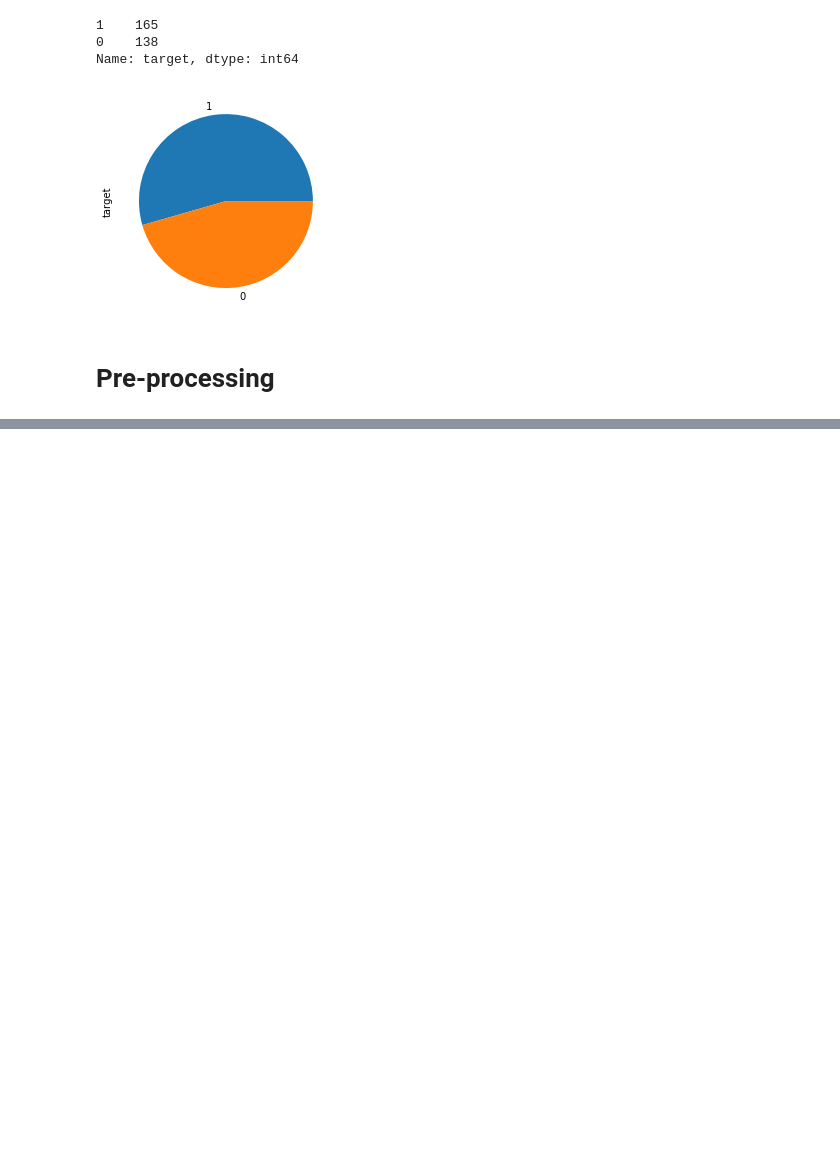
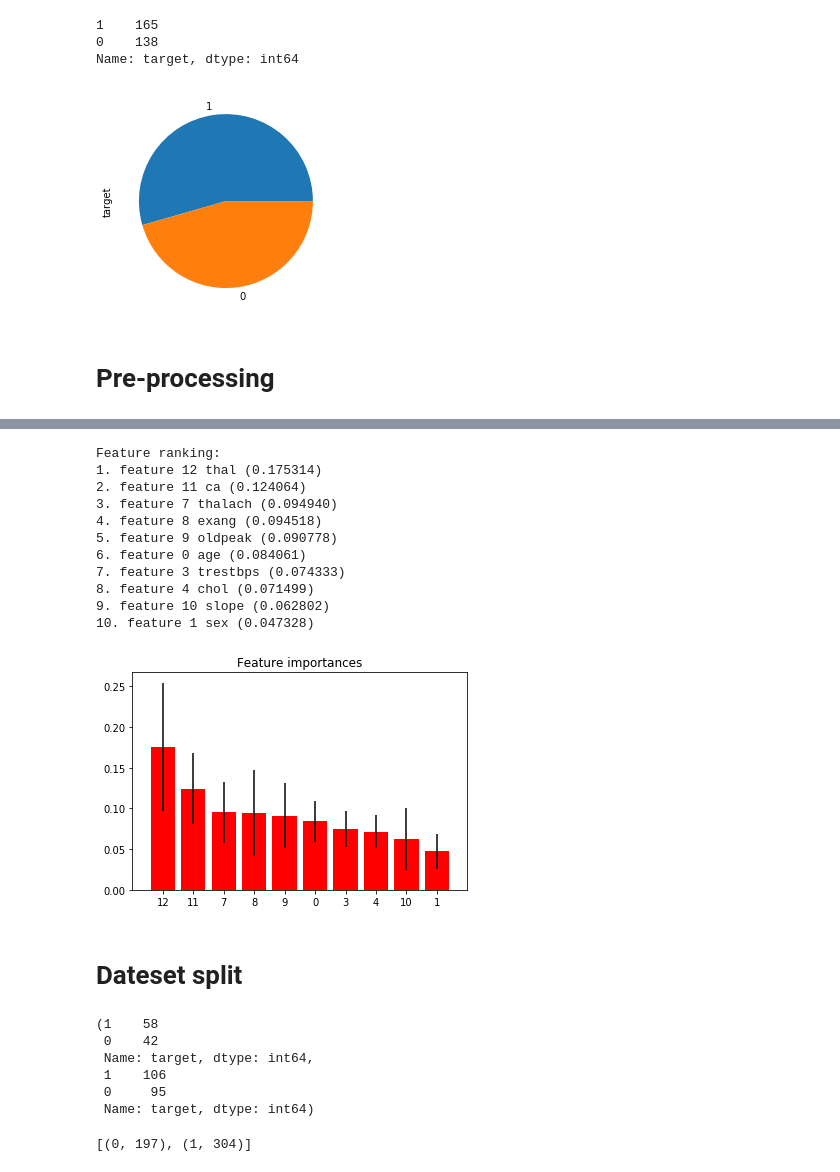
Before and after one commit to peteryph/Kaggle-Heart-Failure-Prediction, a Jupyter notebook: Heart Failure Prediction.ipynb, the cells around one changed output, grey strips where cells are left out. Cells and saved outputs as stored; diff of their text form; code cells hidden in the pictures; blank space fills up the shorter version.

```diff
--- a/Heart Failure Prediction.ipynb
+++ b/Heart Failure Prediction.ipynb
@@ -270,0 +364,44 @@ df[["sex", "cp", "fbs", "restecg", "exang", "ca", "thal"]]
+# %%
+from sklearn.ensemble import ExtraTreesClassifier
+from matplotlib import pyplot
+import matplotlib.pyplot as plt
+from mpl_toolkits.mplot3d import Axes3D
+
+forest = ExtraTreesClassifier(n_estimators=250, random_state=0)
+
+forest.fit(df.drop(columns = ["target"]),df["target"])
+importances = forest.feature_importances_
+
+
+std = np.std([tree.feature_importances_ for tree in forest.estimators_],axis=0)
+indices = np.argsort(importances)[::-1]
+
+# Print the feature ranking
+print("Feature ranking:")
+
+for f in range(0,10):
+    print("%d. feature %d %s (%f)" % (f + 1, indices[f], df.keys()[indices[f]], importances[indices[f]]))
+
+
+plt.figure()
+plt.title("Feature importances")
+plt.bar(range(0,10), importances[indices[:10]],
+       color="r", yerr=std[indices][:10], align="center")
+plt.xticks(range(0,10), indices)
+plt.xlim([-1, 10])
+plt.show()
+# %% [output]
+Feature ranking:
+1. feature 12 thal (0.175314)
+2. feature 11 ca (0.124064)
+3. feature 7 thalach (0.094940)
+4. feature 8 exang (0.094518)
+5. feature 9 oldpeak (0.090778)
+6. feature 0 age (0.084061)
+7. feature 3 trestbps (0.074333)
+8. feature 4 chol (0.071499)
+9. feature 10 slope (0.062802)
+10. feature 1 sex (0.047328)
+[figure, added]
+# %% [markdown]
+# Dateset split
@@ -270,0 +411,27 @@ df[["sex", "cp", "fbs", "restecg", "exang", "ca", "thal"]]
+# %%
+Test_set = df[:100]
+Train_set = df[100:]
+
+Train_Y = Train_set["target"]
+Train_X = Train_set.drop(columns = ["target"])
+Test_Y = Test_set["target"]
+Test_X = Test_set.drop(columns = ["target"])
+Test_Y.value_counts(), Train_Y.value_counts()
+# %% [output]
+(1    58
+ 0    42
+ Name: target, dtype: int64,
+ 1    106
+ 0     95
+ Name: target, dtype: int64)
+# %%
+import imblearn
+from collections import Counter
+rus = imblearn.over_sampling.ADASYN(ratio={1: 300, 0:200 }, random_state=0)
+# rus = imblearn.over_sampling.KMeansSMOTE()
+
+
+X_rus, Y_rus = rus.fit_sample(Train_X, Train_Y)
+print(sorted(Counter(Y_rus).items()))
+# %% [output]
+[(0, 197), (1, 304)]
```
Also changed, not shown: parts of 26 cells of this notebook.
